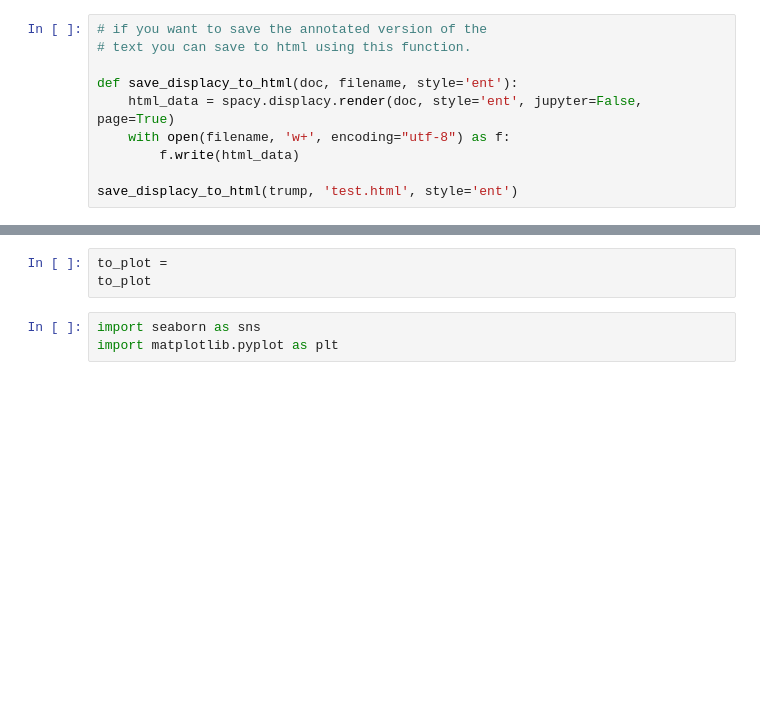
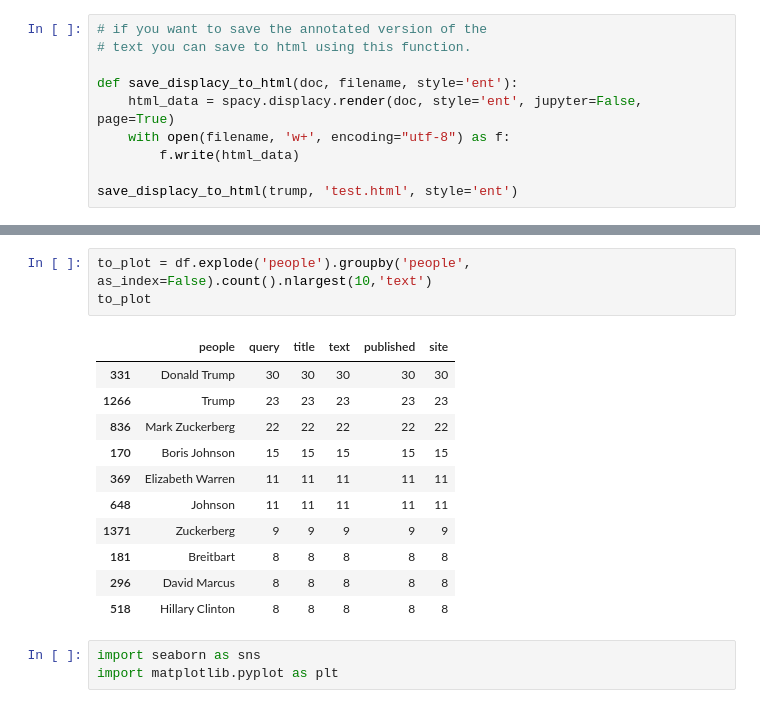
Before and after one commit to Minyall/sc207_materials, a Jupyter notebook: 11-12_text_analysis/12b_entities_workbook.ipynb, the cells around one changed output, grey strips where cells are left out. Cells and saved outputs as stored; diff of their text form; blank space fills up the shorter version.

```diff
--- a/11-12_text_analysis/12b_entities_workbook.ipynb
+++ b/11-12_text_analysis/12b_entities_workbook.ipynb
@@ -75,6 +193,18 @@ for query,data in df.groupby('query'):
-# %%
-to_plot =
-to_plot
+# %%
+to_plot = df.explode('people').groupby('people', as_index=False).count().nlargest(10,'text')
+to_plot
+# %% [output]
+|  | people | query | title | text | published | site |
+| 331 | Donald Trump | 30 | 30 | 30 | 30 | 30 |
+| 1266 | Trump | 23 | 23 | 23 | 23 | 23 |
+| 836 | Mark Zuckerberg | 22 | 22 | 22 | 22 | 22 |
+| 170 | Boris Johnson | 15 | 15 | 15 | 15 | 15 |
+| 369 | Elizabeth Warren | 11 | 11 | 11 | 11 | 11 |
+| 648 | Johnson | 11 | 11 | 11 | 11 | 11 |
+| 1371 | Zuckerberg | 9 | 9 | 9 | 9 | 9 |
+| 181 | Breitbart | 8 | 8 | 8 | 8 | 8 |
+| 296 | David Marcus | 8 | 8 | 8 | 8 | 8 |
+| 518 | Hillary Clinton | 8 | 8 | 8 | 8 | 8 |
 # %%
 import seaborn as sns
 import matplotlib.pyplot as plt
```
Also changed, not shown: parts of 15 cells of this notebook, 7 other files.
